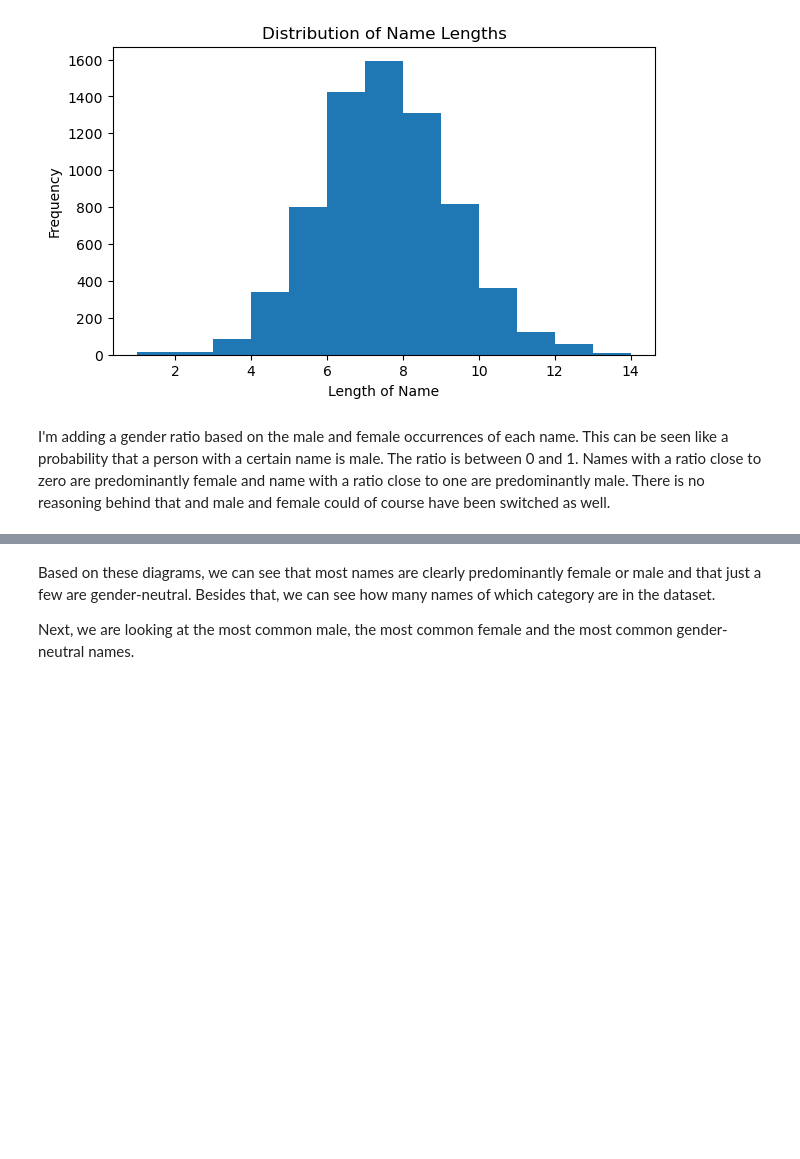
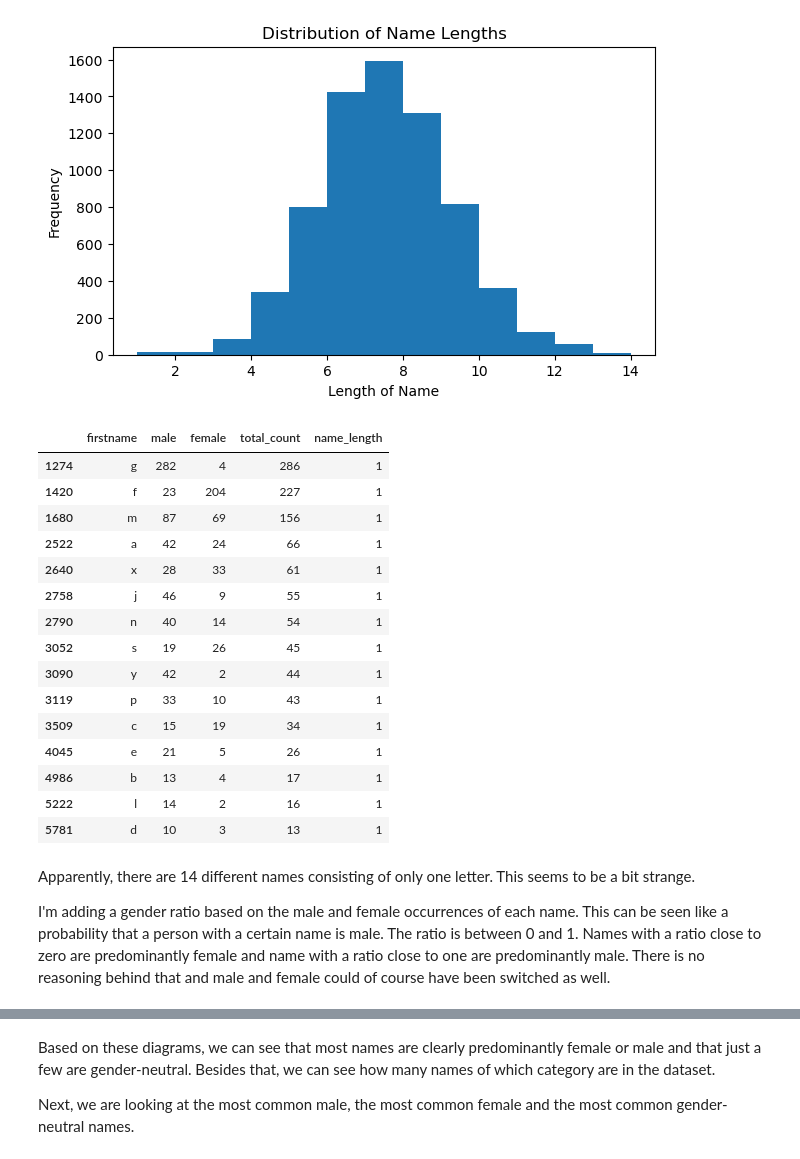
Before and after one commit to tlhaeussler/ensae-nlp-project, a Jupyter notebook: nlp_project.ipynb, the cells around one changed output, grey strips where cells are left out. Cells and saved outputs as stored; diff of their text form; code cells hidden in the pictures; blank space fills up the shorter version.

```diff
--- a/nlp_project.ipynb
+++ b/nlp_project.ipynb
@@ -186,7 +186,28 @@ plt.grid(False)
 plt.show()
 # %% [output]
 [figure]
+# %%
+firstname[firstname['name_length'] == 1]
+# %% [output]
+|  | firstname | male | female | total_count | name_length |
+| 1274 | g | 282 | 4 | 286 | 1 |
+| 1420 | f | 23 | 204 | 227 | 1 |
+| 1680 | m | 87 | 69 | 156 | 1 |
+| 2522 | a | 42 | 24 | 66 | 1 |
+| 2640 | x | 28 | 33 | 61 | 1 |
+| 2758 | j | 46 | 9 | 55 | 1 |
+| 2790 | n | 40 | 14 | 54 | 1 |
+| 3052 | s | 19 | 26 | 45 | 1 |
+| 3090 | y | 42 | 2 | 44 | 1 |
+| 3119 | p | 33 | 10 | 43 | 1 |
+| 3509 | c | 15 | 19 | 34 | 1 |
+| 4045 | e | 21 | 5 | 26 | 1 |
+| 4986 | b | 13 | 4 | 17 | 1 |
+| 5222 | l | 14 | 2 | 16 | 1 |
+| 5781 | d | 10 | 3 | 13 | 1 |
 # %% [markdown]
+Apparently, there are 14 different names consisting of only one letter. This seems to be a bit strange.
+
 I'm adding a gender ratio based on the male and female occurrences of each name. This can be seen like a probability that a person with a certain name is male. The ratio is between 0 and 1. Names with a ratio close to zero are predominantly female and name with a ratio close to one are predominantly male. There is no reasoning behind that and male and female could of course have been switched as well.
 # %%
 # Calculate the gender ratio
```
Also changed, not shown: parts of 2 cells of this notebook, 1 other file.
